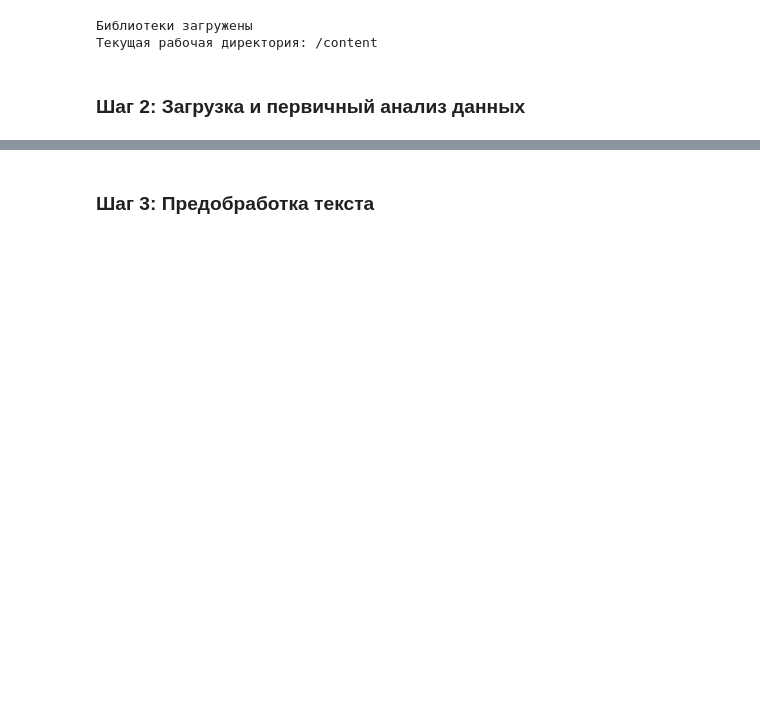
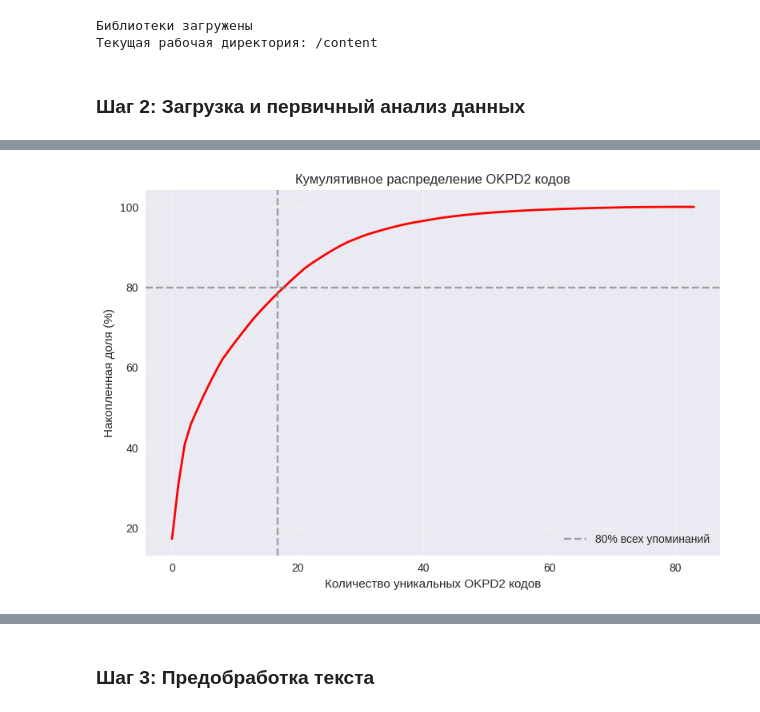
Before and after one commit to aldarovav/YearProject, a Jupyter notebook: analysis.ipynb, the cells around one changed output, grey strips where cells are left out. Cells and saved outputs as stored; diff of their text form; code cells hidden in the pictures; blank space fills up the shorter version.

```diff
--- a/analysis.ipynb
+++ b/analysis.ipynb
@@ -176,0 +336,19 @@ dtype: object
+# %%
+
+# Кумулятивное распределение
+cumulative_share = all_okpd2.cumsum() / total_mentions * 100
+plt.plot(range(len(all_okpd2)), cumulative_share, linewidth=2, color='red')
+plt.title('Кумулятивное распределение OKPD2 кодов')
+plt.xlabel('Количество уникальных OKPD2 кодов')
+plt.ylabel('Накопленная доля (%)')
+plt.grid(True, alpha=0.3)
+
+# Добавляем ориентиры
+plt.axhline(y=80, color='gray', linestyle='--', alpha=0.7, label='80% всех упоминаний')
+plt.axvline(x=len(all_okpd2) * 0.2, color='gray', linestyle='--', alpha=0.7)
+plt.legend()
+
+plt.tight_layout()
+plt.show()
+# %% [output]
+[figure, added]
```
Also changed, not shown: parts of 27 cells of this notebook.
